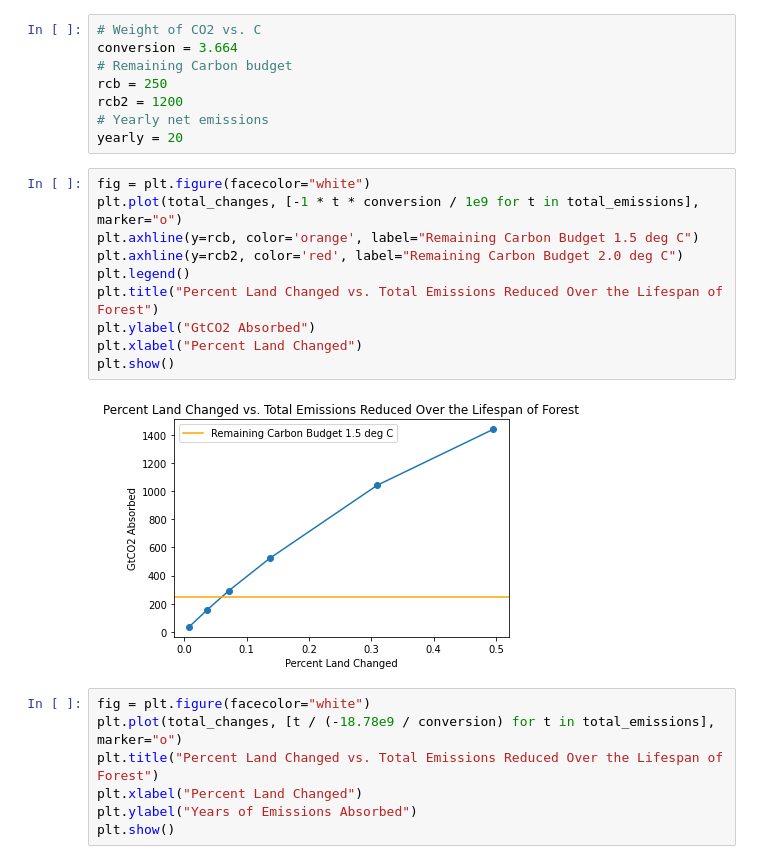
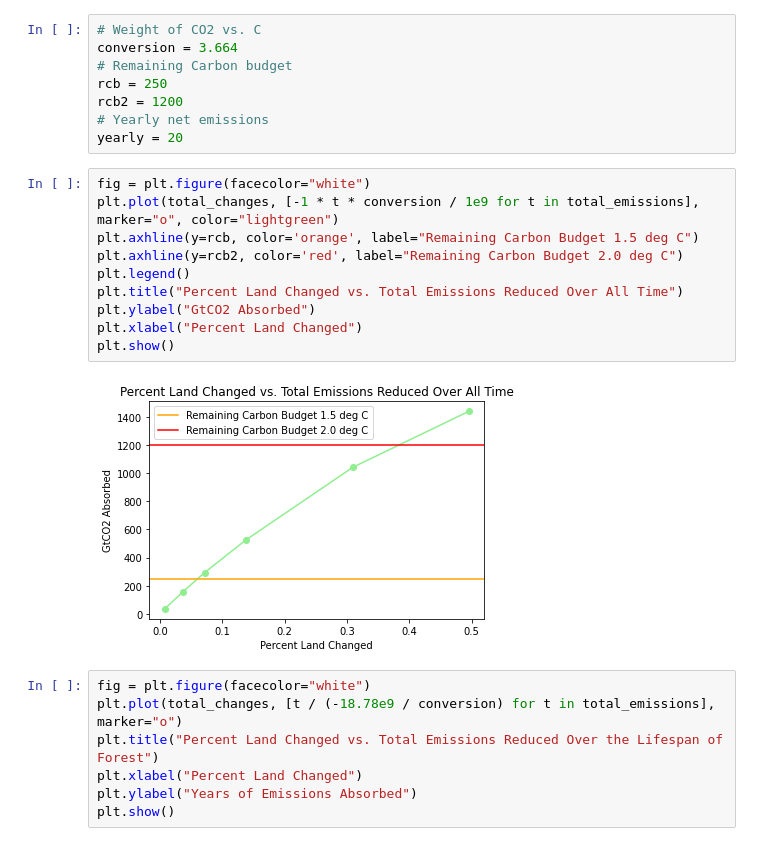
Before and after one commit to Project-Resilience/mvp, a Jupyter notebook: use_cases/eluc/experiments/prescriptor_experiments.ipynb, the cells around one changed output. Saved outputs shown, nothing was run; the diff lists cells and outputs as text.

```diff
--- a/use_cases/eluc/experiments/prescriptor_experiments.ipynb
+++ b/use_cases/eluc/experiments/prescriptor_experiments.ipynb
@@ -784,16 +733,16 @@ rcb2 = 1200
 yearly = 20
 # %%
 fig = plt.figure(facecolor="white")
-plt.plot(total_changes, [-1 * t * conversion / 1e9 for t in total_emissions], marker="o")
+plt.plot(total_changes, [-1 * t * conversion / 1e9 for t in total_emissions], marker="o", color="lightgreen")
 plt.axhline(y=rcb, color='orange', label="Remaining Carbon Budget 1.5 deg C")
 plt.axhline(y=rcb2, color='red', label="Remaining Carbon Budget 2.0 deg C")
 plt.legend()
-plt.title("Percent Land Changed vs. Total Emissions Reduced Over the Lifespan of Forest")
+plt.title("Percent Land Changed vs. Total Emissions Reduced Over All Time")
 plt.ylabel("GtCO2 Absorbed")
 plt.xlabel("Percent Land Changed")
 plt.show()
 # %% [output]
-[figure, old version]
+[figure, new version]
 # %%
 fig = plt.figure(facecolor="white")
 plt.plot(total_changes, [t / (-18.78e9 / conversion) for t in total_emissions], marker="o")
```
Also changed, not shown: parts of 6 cells of this notebook, 11 other files.
